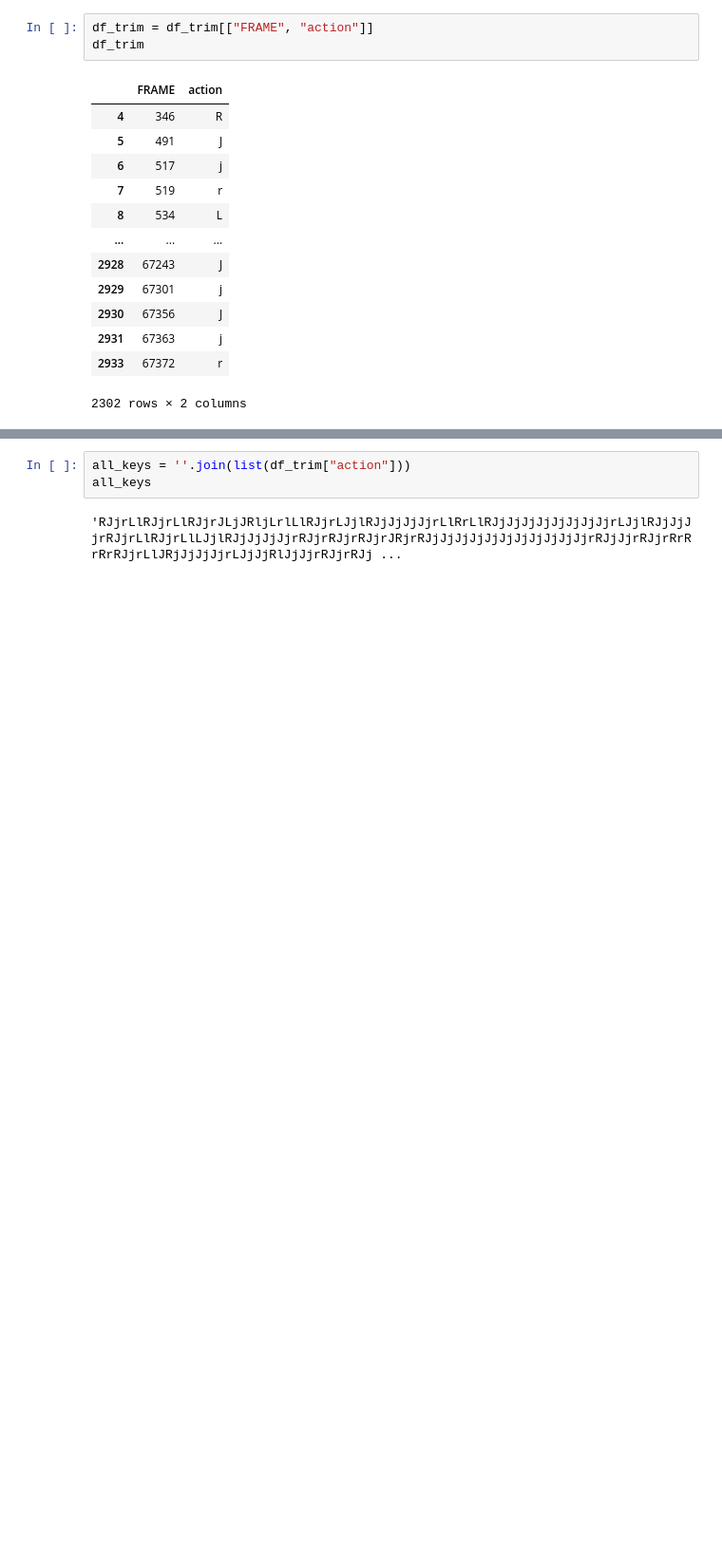
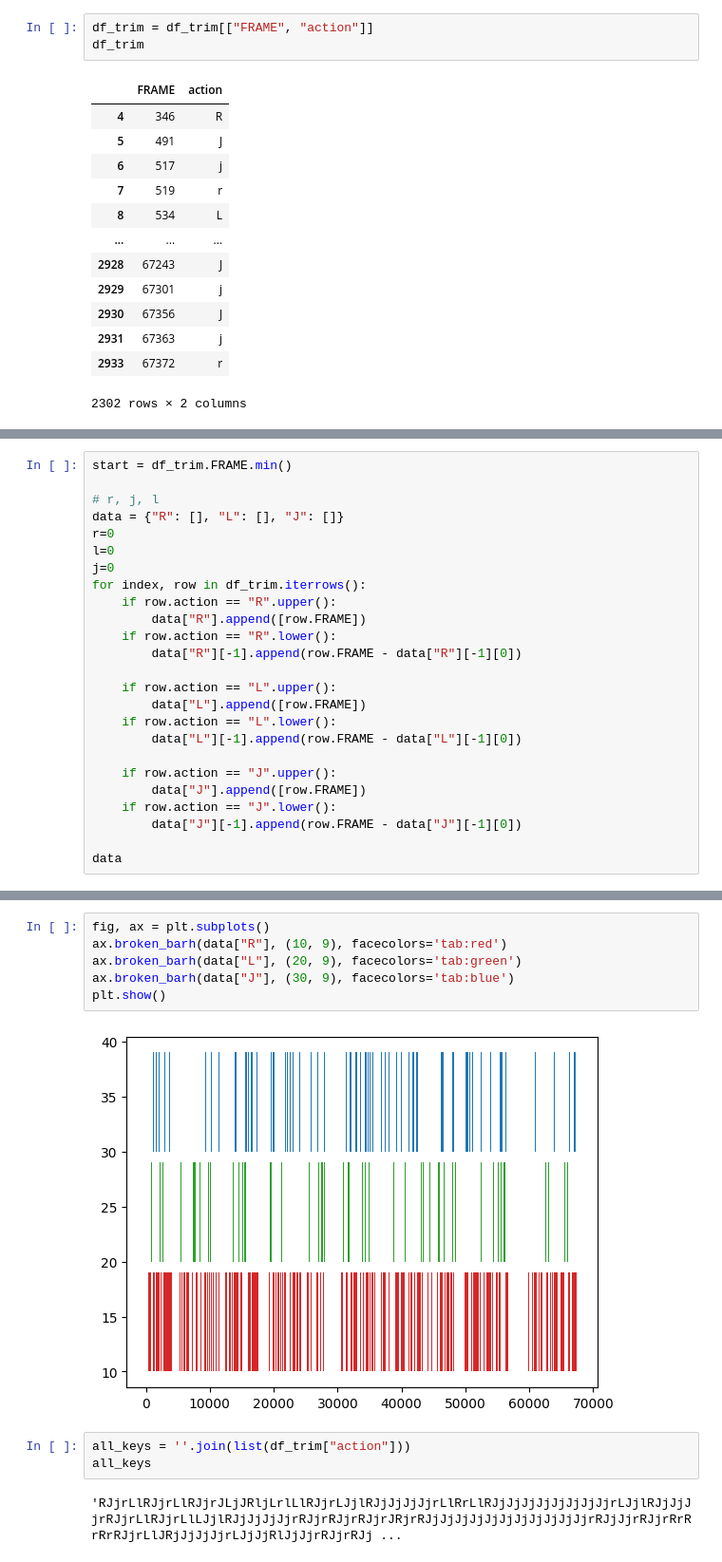
Before and after one commit to Amustache/Projet-Gameplay, a Jupyter notebook: wip/kevin/Stache's.ipynb, the cells around one changed output, grey strips where cells are left out. Shown at 95% size. Cells and saved outputs as stored; diff of their text form; blank space fills up the shorter version.

```diff
--- a/wip/kevin/Stache's.ipynb
+++ b/wip/kevin/Stache's.ipynb
@@ -113,0 +70,25 @@ data
+# %%
+start = df_trim.FRAME.min()
+
+# r, j, l
+data = {"R": [], "L": [], "J": []}
+r=0
+l=0
+j=0
+for index, row in df_trim.iterrows():
+    if row.action == "R".upper():
+        data["R"].append([row.FRAME])
+    if row.action == "R".lower():
+        data["R"][-1].append(row.FRAME - data["R"][-1][0])
+
+    if row.action == "L".upper():
+        data["L"].append([row.FRAME])
+    if row.action == "L".lower():
+        data["L"][-1].append(row.FRAME - data["L"][-1][0])
+
+    if row.action == "J".upper():
+        data["J"].append([row.FRAME])
+    if row.action == "J".lower():
+        data["J"][-1].append(row.FRAME - data["J"][-1][0])
+
+data
@@ -114,3 +113,11 @@ data
+# %%
+fig, ax = plt.subplots()
+ax.broken_barh(data["R"], (10, 9), facecolors='tab:red')
+ax.broken_barh(data["L"], (20, 9), facecolors='tab:green')
+ax.broken_barh(data["J"], (30, 9), facecolors='tab:blue')
+plt.show()
+# %% [output]
+[figure, added]
 # %%
 all_keys = ''.join(list(df_trim["action"]))
 all_keys
```
Also changed, not shown: parts of 7 cells of this notebook.
